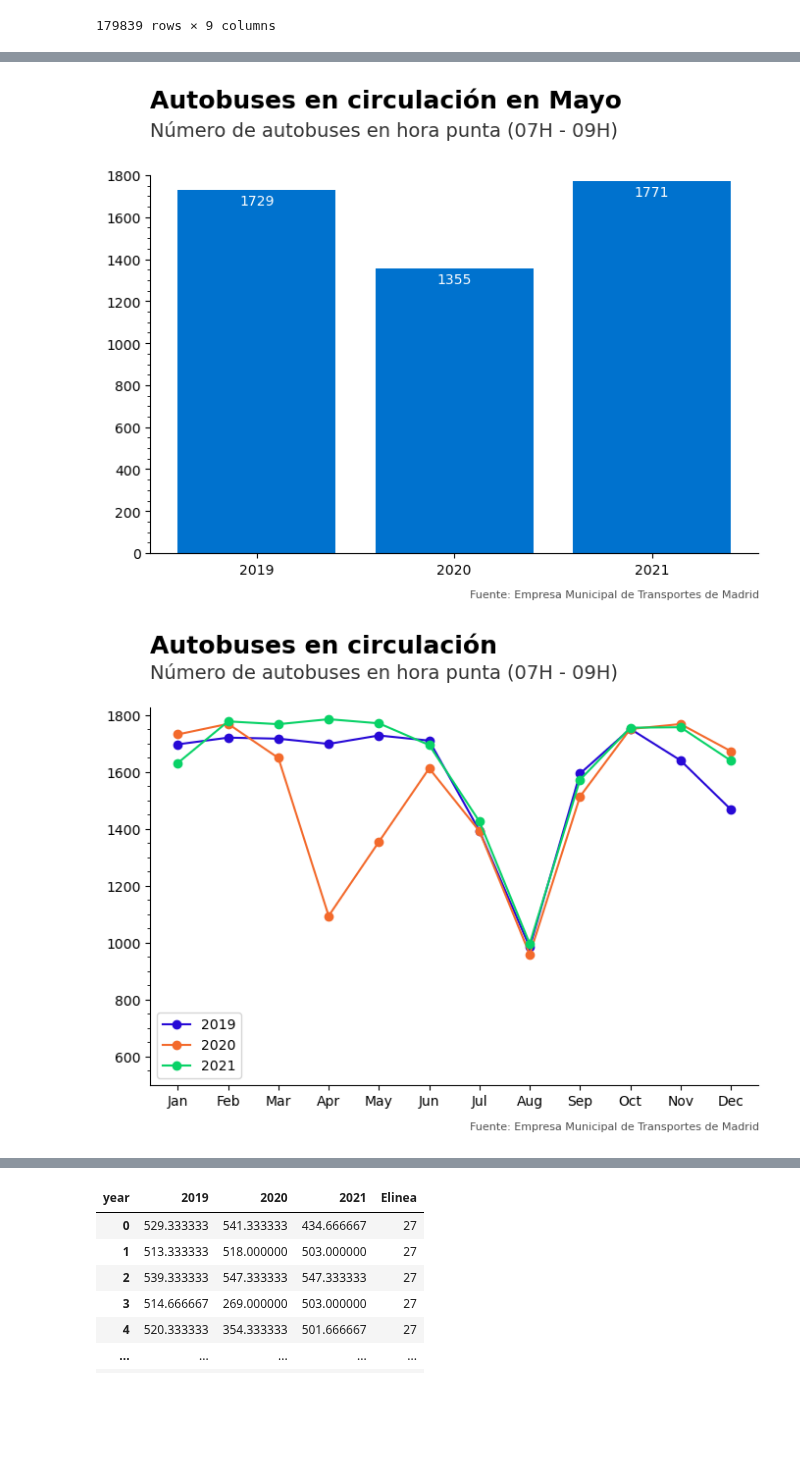
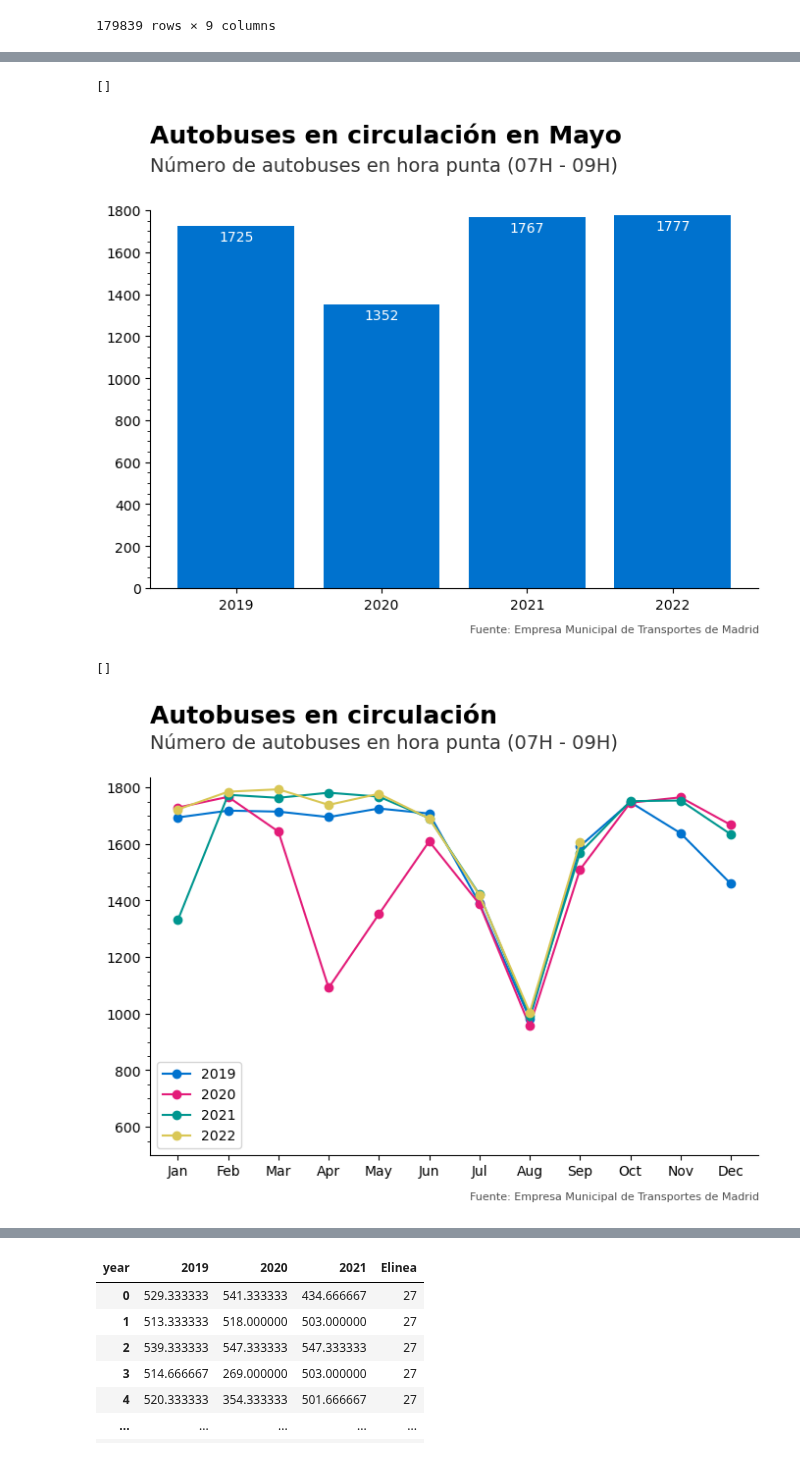
Before and after one commit to nacholopex/emt_madrid, a Jupyter notebook: 01.graficos.ipynb, the cells around one changed output, grey strips where cells are left out. Saved outputs shown, nothing was run; the diff lists cells and outputs as text; code cells hidden in the pictures; blank space fills up the shorter version.

```diff
--- a/01.graficos.ipynb
+++ b/01.graficos.ipynb
@@ -140,0 +140,6 @@ oferta.loc[(oferta['fechaCorta']=="mayo.2019") & (oferta['IDFranja'].isin(HORAS_
+# %%
+tmp['coches_dia'] = tmp.groupby(by=['FServicio']).coches_dia.transform('mean')
+tmp['coches_mes_dia'] = tmp.groupby(by=['month','year']).coches_dia.transform('mean')
+tmp = tmp.assign(IdFranja='HoraPunta',TipoDiaMo='LA').drop_duplicates(subset=['FServicio','coches_dia'])
+# %%
+oferta_dia = pd.concat([oferta.loc[(oferta['IdFranja'].isin(HORAS_DIURNAS)),['FServicio','IdFranja','coches_dia','coches_mes_dia','TipoDiaMo','month','year']].drop_duplicates(subset=['FServicio','IdFranja']),tmp]).sort_values(by=['FServicio','IdFranja']).astype({'year':'int16','month':'int16'})
@@ -141,3 +162,3 @@ oferta.loc[(oferta['fechaCorta']=="mayo.2019") & (oferta['IDFranja'].isin(HORAS_
 # %%
-oferta_ymf = oferta.loc[oferta['IDFranja'].isin(HORAS_DIURNAS),['IDFranja','month','year','coches_dia','coches_mes_dia']].set_index(['year','month','IDFranja']).drop_duplicates().copy()
-oferta_ymf
+oferta_ymf = oferta_dia.loc[oferta_dia['IdFranja'].isin(HORAS_DIURNAS),['IdFranja','month','year','coches_mes_dia']].set_index(['year','month','IdFranja']).drop_duplicates().copy()
+oferta_ymf = oferta_ymf.reset_index()
@@ -159,2 +164,0 @@ oferta_ymf
-# %%
-oferta_ymf = oferta_ymf.reset_index().copy()
@@ -206,42 +233,43 @@ from matplotlib.ticker import (AutoMinorLocator)
 # %%
 fig, ax = plt.subplots(figsize=(8, 5),dpi=100)
 ax.spines.right.set_visible(False)
 ax.spines.top.set_visible(False)
 
 
-DATA = oferta.loc[(oferta['IDFranja']=='HoraPunta')&(oferta['month']==5),['IDFranja','month','year','coches_mes_dia']].drop_duplicates().set_index(['year'])['coches_mes_dia']
+DATA = oferta_ymf.loc[(oferta_ymf['month']==5) & (oferta_ymf['IdFranja']=='HoraPunta'),['IdFranja','month','year','coches_mes_dia']].drop_duplicates().set_index(['year'])['coches_mes_dia']
 
-bars = ax.bar(range(2019,2022),DATA,label=range(2019,2022),color=COLORES_CORPORATIVOS[0])
+bars = ax.bar(range(2019,2023),DATA,label=range(2019,2023),color=COLORES_CORPORATIVOS[0])
 
-ax.set_xticks(range(2019,2022))
+ax.set_xticks(range(2019,2023))
 ax.set_yticks(range(0,1800,200),minor=True)
 ax.yaxis.set_minor_locator(AutoMinorLocator())
 ax.set_ylim(0,1800)
 
 ax.set_title('Autobuses en circulación en Mayo',loc='left',size=18,pad=50,weight='bold')
 # Add in title and subtitle
 ax.text(x=.125, y=0.96,
         s="Número de autobuses en hora punta (07H - 09H)",
         transform=fig.transFigure,
         ha='left',
         fontsize=14,
         alpha=.8)
 # Set source text
 ax.text(x=.532, y=0.02,
         s="""Fuente: Empresa Municipal de Transportes de Madrid""",
         transform=fig.transFigure,
         ha='left',
         fontsize=8,
         alpha=.7)
 ax.bar_label(bars,padding=-13,color='white',fmt='%.0f')
 ax.plot()
-fig.savefig(fname='images/autobueses_circulación_mayo.png', bbox_inches='tight')
+# fig.savefig(fname='images/autobueses_circulación_mayo.png', bbox_inches='tight')
 # %% [output]
+[]
-[figure, old version]
+[figure, new version]
 # %%
 fig, ax = plt.subplots(figsize=(8, 5),dpi=100)
-for i_color,year in enumerate(range(2019,2022)):
-    ax.plot(oferta.loc[(oferta['IDFranja']=='HoraPunta')&(oferta['year']==year),['IDFranja','month','year','coches_mes_dia']].drop_duplicates().set_index(['month'])[['coches_mes_dia']],'-o',label=str(year),color=COLORES[i_color])
+for i_color,year in enumerate(range(2019,2023)):
+    ax.plot(oferta_ymf.loc[(oferta_ymf['IdFranja']=='HoraPunta')&(oferta_ymf['year']==year),['IdFranja','month','year','coches_mes_dia']].drop_duplicates().set_index(['month'])[['coches_mes_dia']],'-o',label=str(year),color=COLORES_CORPORATIVOS[i_color])
 
 ax.spines.right.set_visible(False)
 ax.spines.top.set_visible(False)
@@ -250,7 +278,7 @@ ax.set_ylim(500)
 ax.yaxis.set_minor_locator(AutoMinorLocator())
 
 ax.set_xticks(range(1,13))
-ax.set_xticklabels(pd.date_range('2022-01-01','2022-12-31',freq='MS').strftime("%b").tolist())
+ax.set_xticklabels(pd.date_range('2021-01-01','2021-12-31',freq='MS').strftime("%b").tolist())
 
 # Add in title and subtitle
 ax.set_title('Autobuses en circulación',loc='left',size=18,pad=40,weight='bold')
@@ -269,10 +297,11 @@ ax.text(x=.532, y=0.02,
         alpha=.7)
 
 ax.legend()
+# fig.savefig(fname='images/autobueses_circulación.png',bbox_inches='tight')
 ax.plot()
-fig.savefig(fname='images/autobueses_circulación.png',bbox_inches='tight')
 # %% [output]
+[]
-[figure, old version]
+[figure, new version]
 # %%
 fig, ax = plt.subplots(figsize=(8, 5))
 
```
Also changed, not shown: parts of 13 cells of this notebook.
